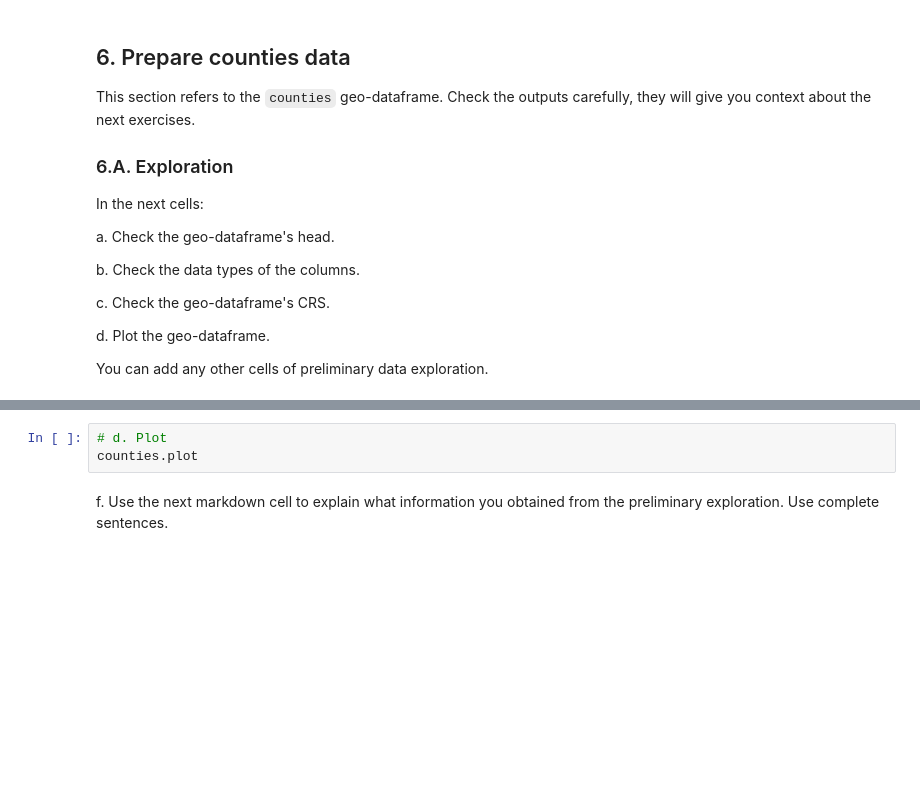
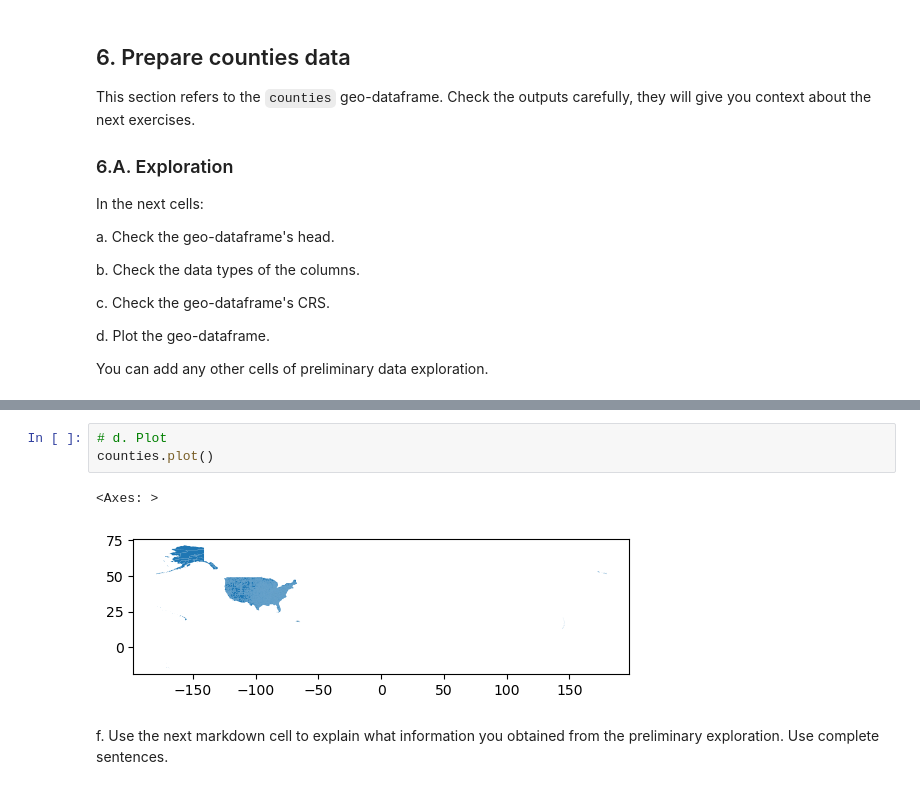
Before and after one commit to evajnewby/eds220-hwk3, a Jupyter notebook: hwk3-task2-oil-spills.ipynb, the cells around one changed output, grey strips where cells are left out. Drawn from its saved outputs; the diff is of its cells as text; blank space fills up the shorter version.

Commit message:
troubleshooted plotting errors, up to combining data

```diff
--- a/hwk3-task2-oil-spills.ipynb
+++ b/hwk3-task2-oil-spills.ipynb
@@ -325,6 +364,9 @@ counties['geometry']
 # %%
 # d. Plot
-counties.plot
+counties.plot()
+# %% [output]
+<Axes: >
+[figure, added]
 # %% [markdown]
 <!-- BEGIN QUESTION -->
 
```
Also changed, not shown: parts of 9 cells of this notebook.
